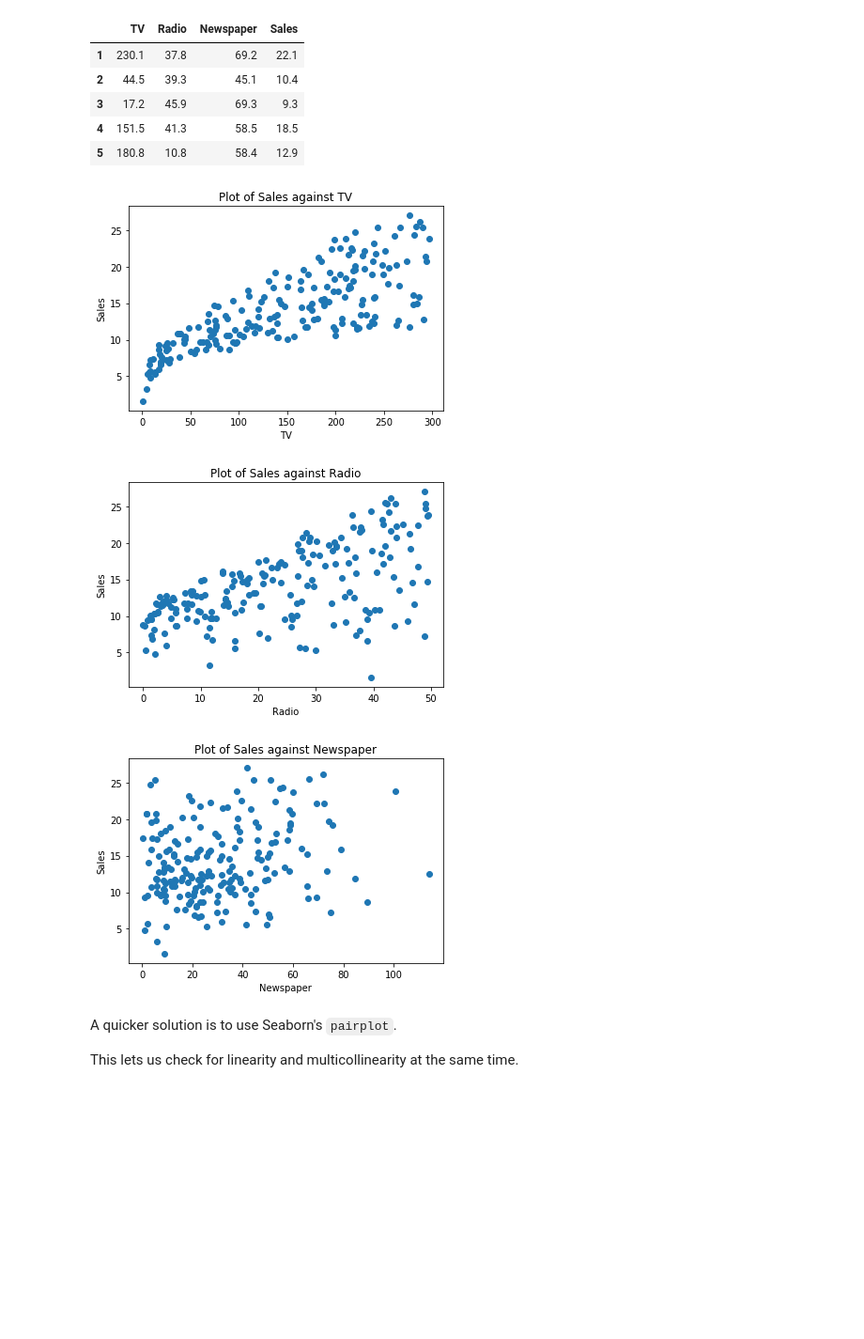
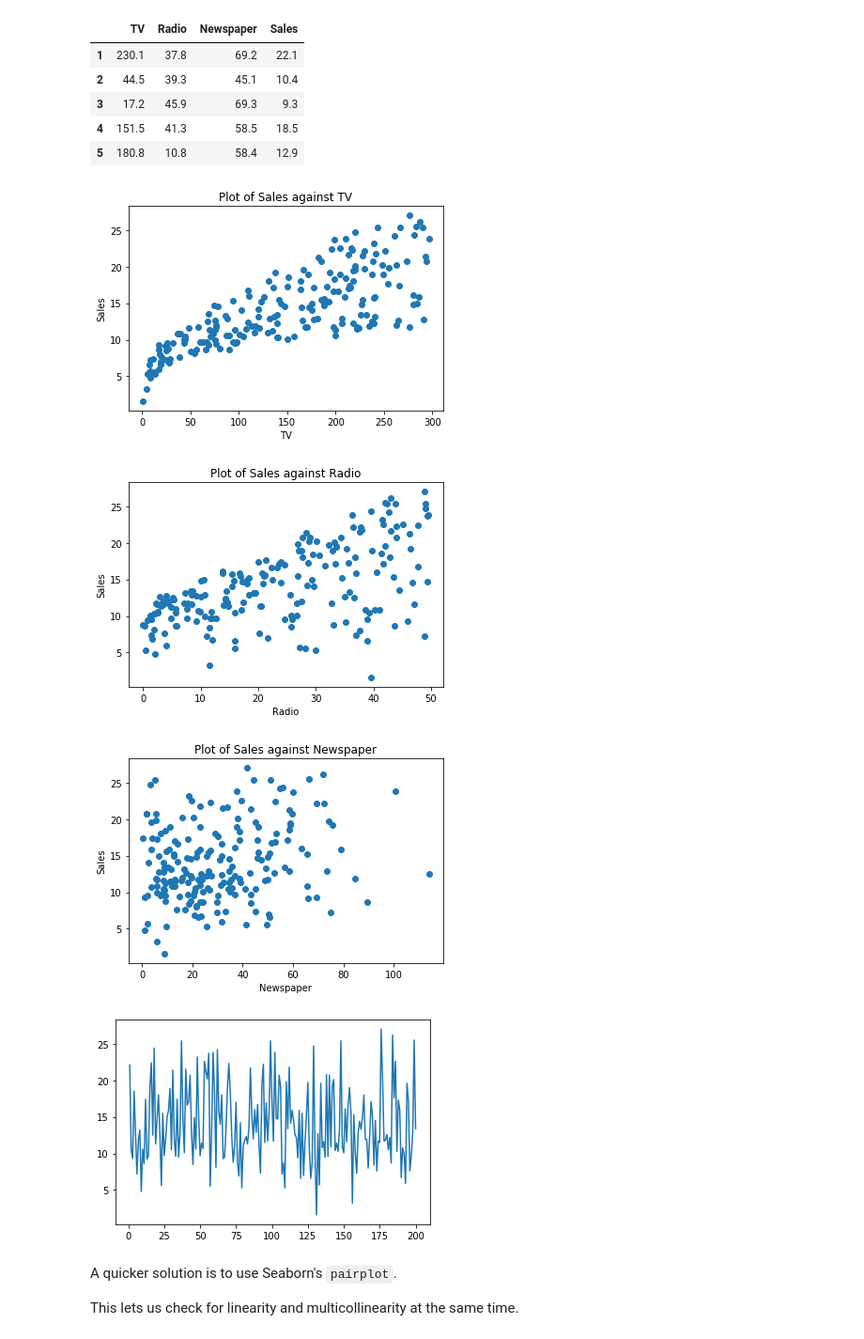
Before and after one commit to learn-co-students/dc-ds-111819, a Jupyter notebook: mod-4/coach-lab-assumption-checking/Assumption Checking.ipynb, the cells around one changed output. Shown at 94% size. Drawn from its saved outputs; the diff is of its cells as text; code cells hidden in the pictures; blank space fills up the shorter version.

```diff
--- a/mod-4/coach-lab-assumption-checking/Assumption Checking.ipynb
+++ b/mod-4/coach-lab-assumption-checking/Assumption Checking.ipynb
@@ -60,16 +60,20 @@ df.head()
 # %%
 features = ['TV', 'Radio', 'Newspaper']
 
 for x in features:
     plt.scatter(df[x], df['Sales'])
     plt.title('Plot of Sales against ' + x)
     plt.xlabel(x)
     plt.ylabel('Sales')
     plt.show()
+
+plt.plot(df['Sales'])
+plt.show()
 # %% [output]
 [figure]
 [figure]
 [figure]
+[figure, added]
 # %% [markdown]
 A quicker solution is to use Seaborn's `pairplot`.
 
```
Also changed, not shown: parts of 11 cells of this notebook.
